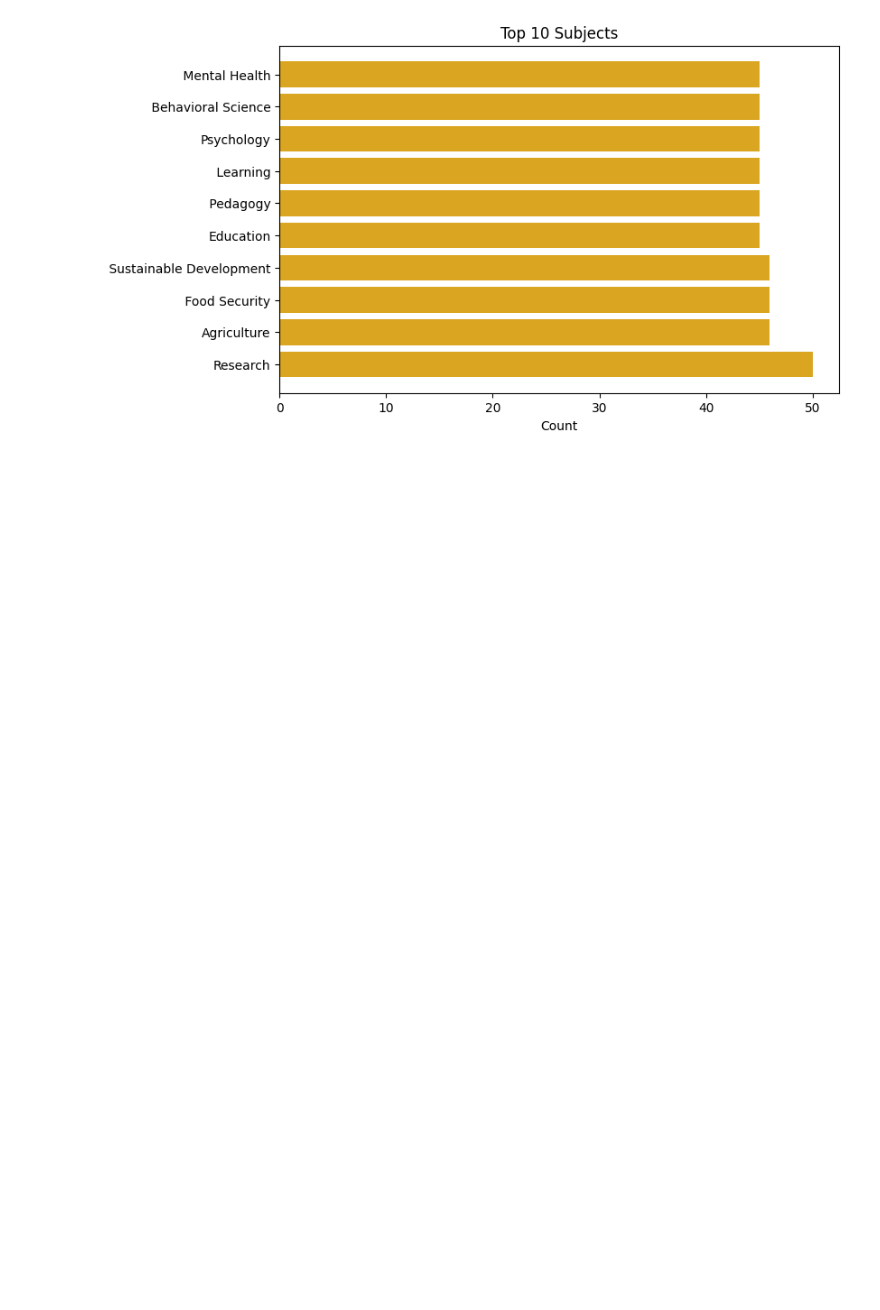
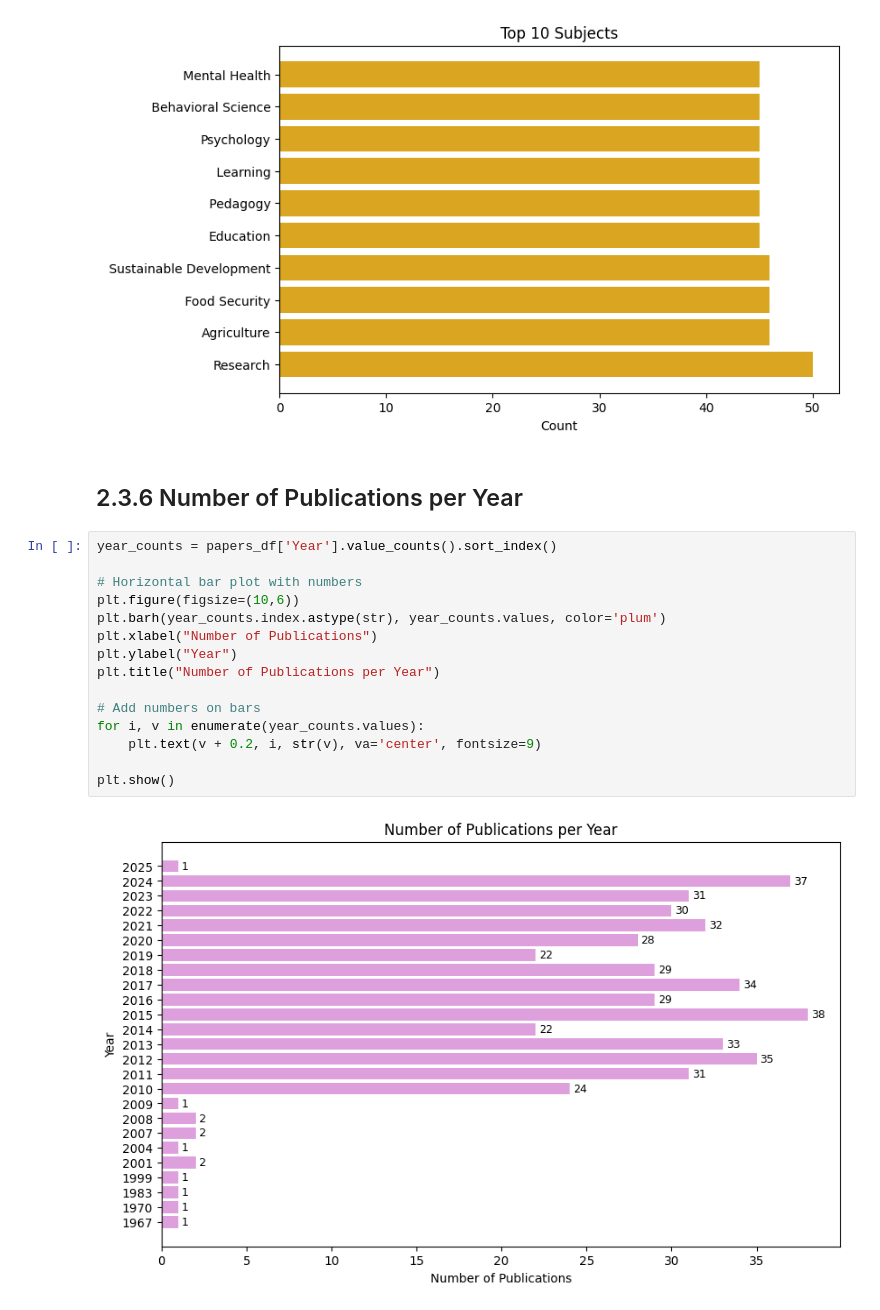
Before and after one commit to JakeSparrow1/project_team_20, a Jupyter notebook: shared_group_notebook.ipynb, the cells around one changed output. Drawn from its saved outputs; the diff is of its cells as text; blank space fills up the shorter version.

Commit message:
[DU] Visualized the top ten subjects and the number of papers per year

```diff
--- a/shared_group_notebook.ipynb
+++ b/shared_group_notebook.ipynb
@@ -228,3 +228,22 @@ plt.title("Top 10 Subjects")
 plt.show()
 # %% [output]
 [figure]
+# %% [markdown]
+## 2.3.6 Number of Publications per Year
+# %%
+year_counts = papers_df['Year'].value_counts().sort_index()
+
+# Horizontal bar plot with numbers
+plt.figure(figsize=(10,6))
+plt.barh(year_counts.index.astype(str), year_counts.values, color='plum')
+plt.xlabel("Number of Publications")
+plt.ylabel("Year")
+plt.title("Number of Publications per Year")
+
+# Add numbers on bars
+for i, v in enumerate(year_counts.values):
+    plt.text(v + 0.2, i, str(v), va='center', fontsize=9)
+
+plt.show()
+# %% [output]
+[figure, added]
```
Also changed, not shown: parts of 2 cells of this notebook.
